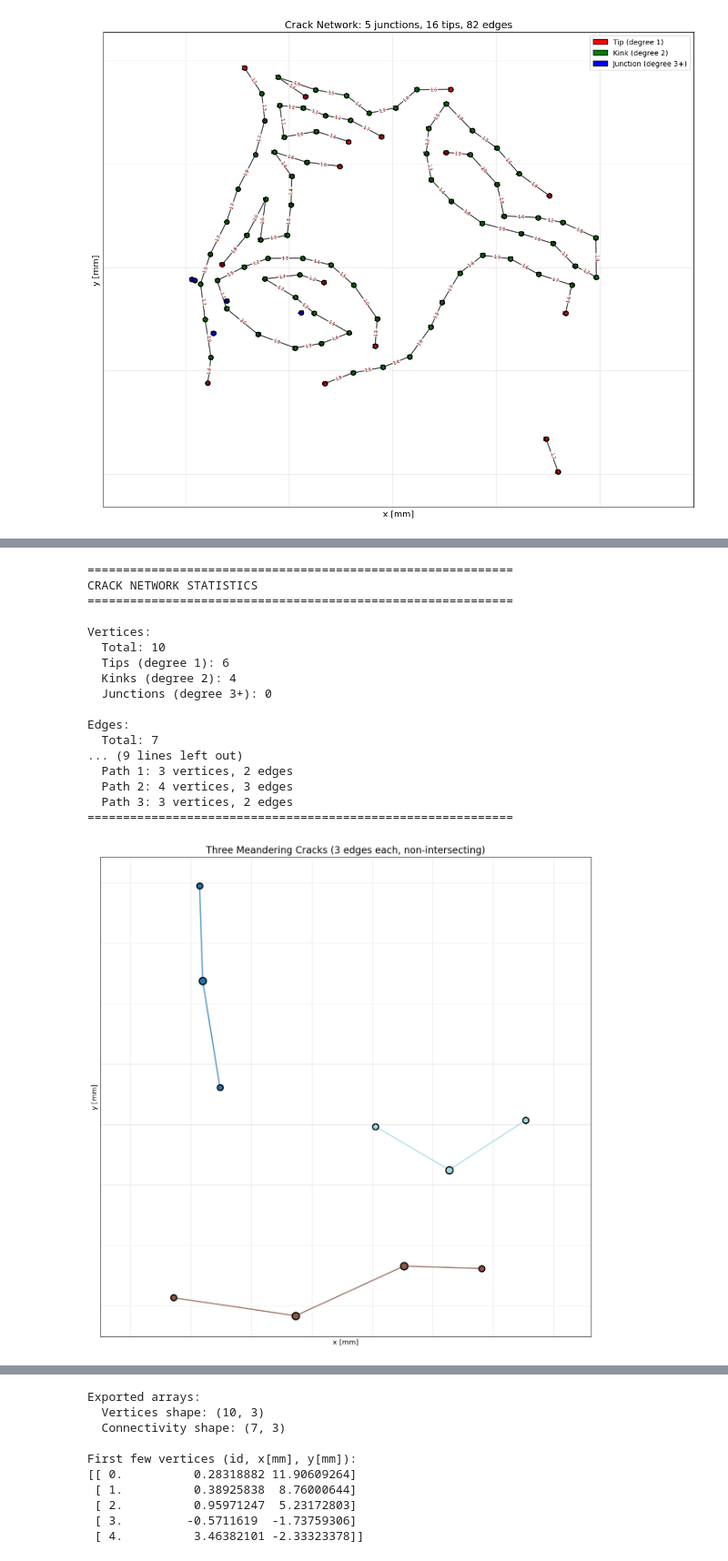
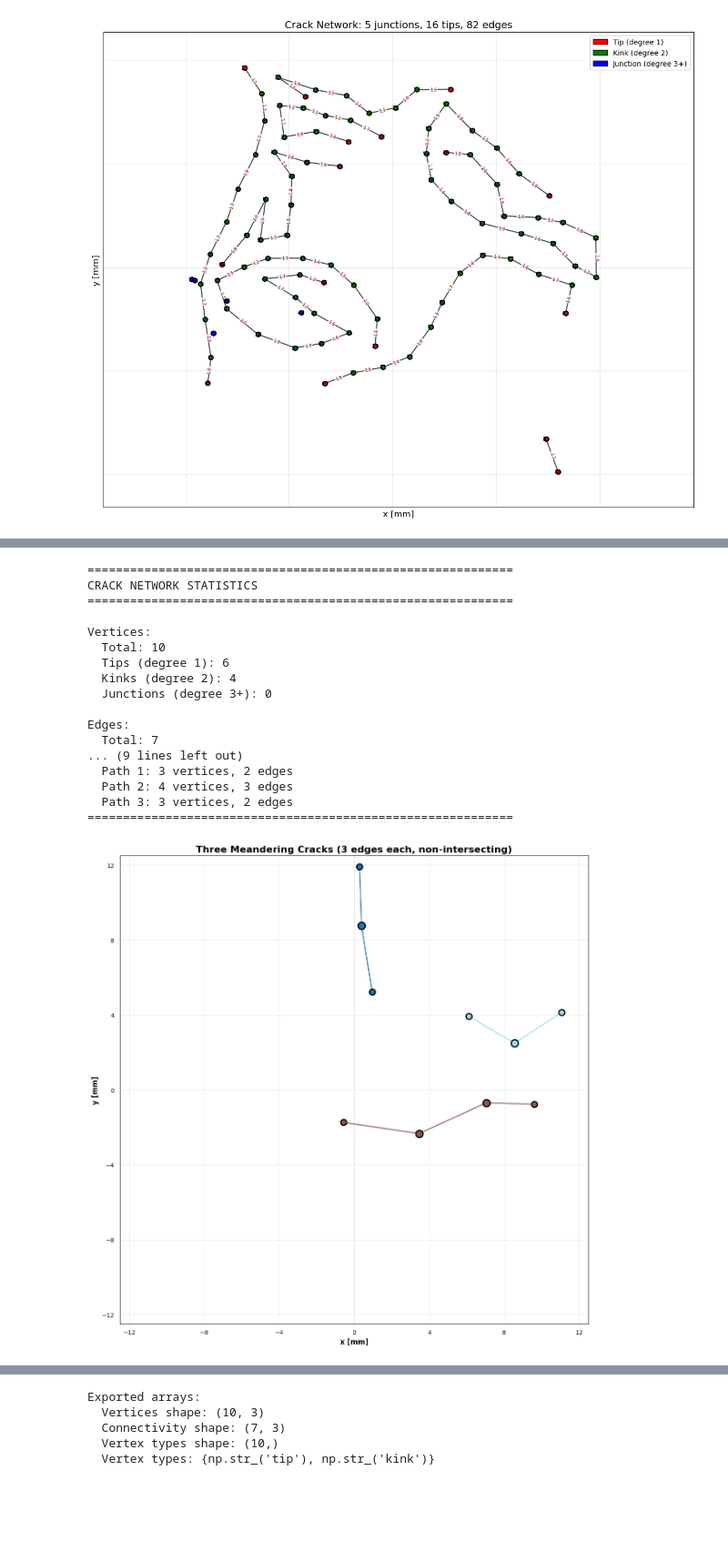
Before and after one commit to Ghoniem/Fracture, a Jupyter notebook: VCM_1_3/notebooks/graph_net.ipynb, the cells around one changed output, grey strips where cells are left out. Shown at 91% size. Cells and saved outputs as stored; diff of their text form; code cells hidden in the pictures; blank space fills up the shorter version.

```diff
--- a/VCM_1_3/notebooks/graph_net.ipynb
+++ b/VCM_1_3/notebooks/graph_net.ipynb
@@ -645,18 +621,15 @@ plt.show()
 # %%
-import numpy as np
+import sys
+import os
 import matplotlib.pyplot as plt
-from pathlib import Path
-import os, sys, importlib
 
-# Ensure project root is on path (so "utils" is importable)
-nb_dir = os.path.abspath(os.getcwd())
-root   = os.path.abspath(os.path.join(nb_dir, ".."))
-if root not in sys.path:
-    sys.path.insert(0, root)
+# Get the path to fracture_utils
+notebook_dir = os.getcwd()  # Current notebook directory
+fracture_utils_path = os.path.join(notebook_dir, '..', 'fracture_utils')
+sys.path.insert(0, os.path.abspath(fracture_utils_path))
 
-import graph_utils.crack_network_generator  as gen
-importlib.reload(gen)
-from graph_utils.crack_network_generator import *
+# Now import from Ugenerator
+from Ugenerator import CrackNetworkGenerator, NetworkAnalyzer, NetworkVisualizer
 
 mm=1e-3
 # Generate exactly 3 non-intersecting meandering cracks, each with 3 edges
@@ -706,34 +679,34 @@ fig2, ax2 = generator.visualize(
     node_size=100,
     edge_width=2.0,
     show_labels=True,
     show_edge_labels=True,
     edge_color='black'
 )
 plt.show()
 
 # Export arrays for further analysis
-vertices, connectivity = generator.to_arrays()
+vertices, connectivity, vertex_types = generator.to_arrays()
 print(f"\nExported arrays:")
 print(f"  Vertices shape: {vertices.shape}")
 print(f"  Connectivity shape: {connectivity.shape}")
-print(f"\nFirst few vertices (id, x[mm], y[mm]):")
-print(vertices[:5] * [1, 1e3, 1e3])  # Convert to mm for display
+print(f"  Vertex types shape: {vertex_types.shape}")
+print(f"  Vertex types: {set(vertex_types)}")
 # %% [output]
 ============================================================
 CRACK NETWORK STATISTICS
 ============================================================
 
 Vertices:
   Total: 10
   Tips (degree 1): 6
   Kinks (degree 2): 4
   Junctions (degree 3+): 0
 
 Edges:
   Total: 7
 ... (9 lines left out)
   Path 1: 3 vertices, 2 edges
   Path 2: 4 vertices, 3 edges
   Path 3: 3 vertices, 2 edges
 ============================================================
-[figure, old version]
+[figure, new version]
@@ -741,12 +714,7 @@ Edges:
 Exported arrays:
   Vertices shape: (10, 3)
   Connectivity shape: (7, 3)
-
-First few vertices (id, x[mm], y[mm]):
-[[ 0.          0.28318882 11.90609264]
- [ 1.          0.38925838  8.76000644]
- [ 2.          0.95971247  5.23172803]
- [ 3.         -0.5711619  -1.73759306]
- [ 4.          3.46382101 -2.33323378]]
+  Vertex types shape: (10,)
+  Vertex types: {np.str_('tip'), np.str_('kink')}
 # %%
 
```
Also changed, not shown: parts of 10 cells of this notebook, 24 other files.
